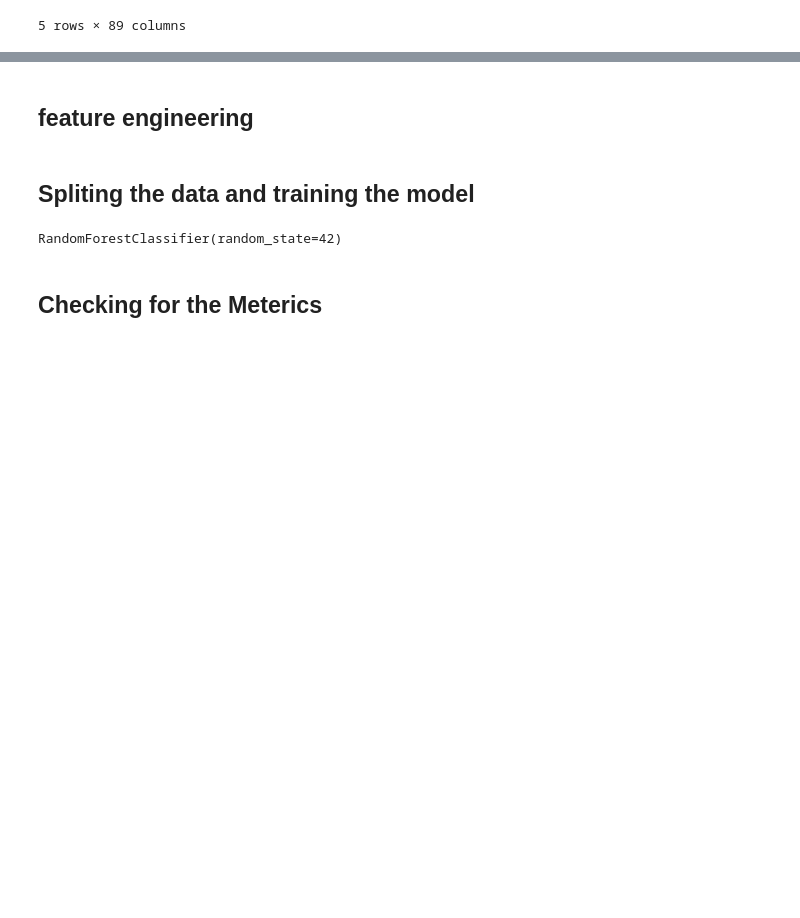
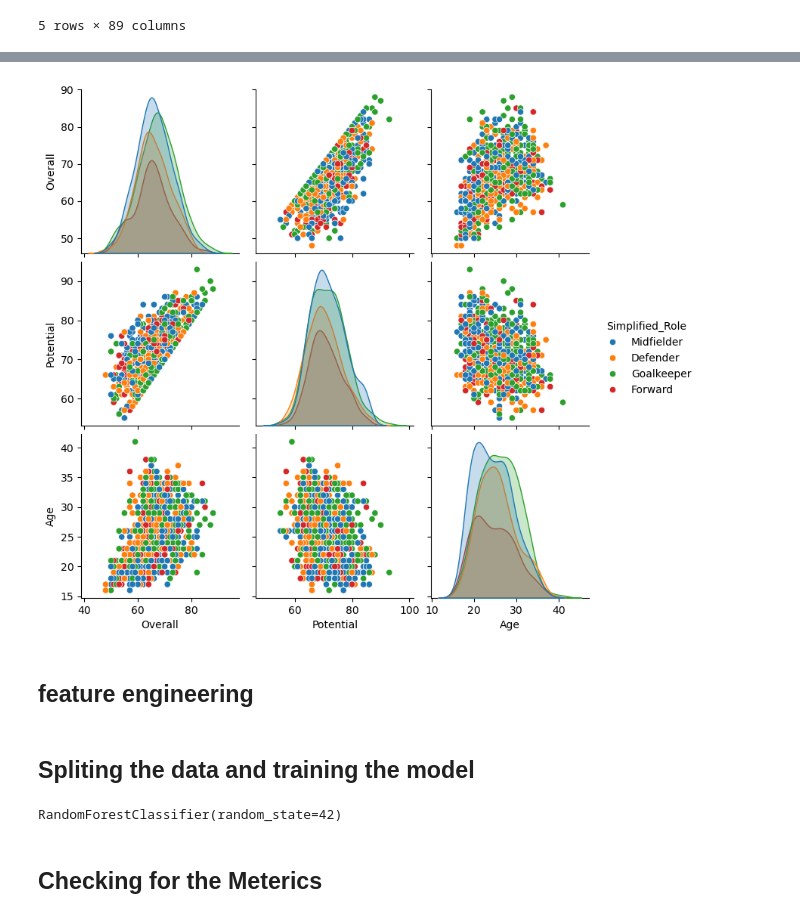
Before and after one commit to SheisAddiee/NLP_Lab_Group7, a Jupyter notebook: notebooks/K-Means with confusion matrix.ipynb, the cells around one changed output, grey strips where cells are left out. Cells and saved outputs as stored; diff of their text form; code cells hidden in the pictures; blank space fills up the shorter version.

```diff
--- a/notebooks/K-Means with confusion matrix.ipynb
+++ b/notebooks/K-Means with confusion matrix.ipynb
@@ -395,3 +502,9 @@ features = [
+# %%
+sns.pairplot(fifa.sample(1000)[['Overall', 'Potential', 'Age', 'Simplified_Role']],
+             hue='Simplified_Role', height=2.5)
+plt.show()
+# %% [output]
+[figure, added]
 # %% [markdown]
 ## feature engineering
 # %%
```
Also changed, not shown: parts of 57 cells of this notebook, 2 other files.
